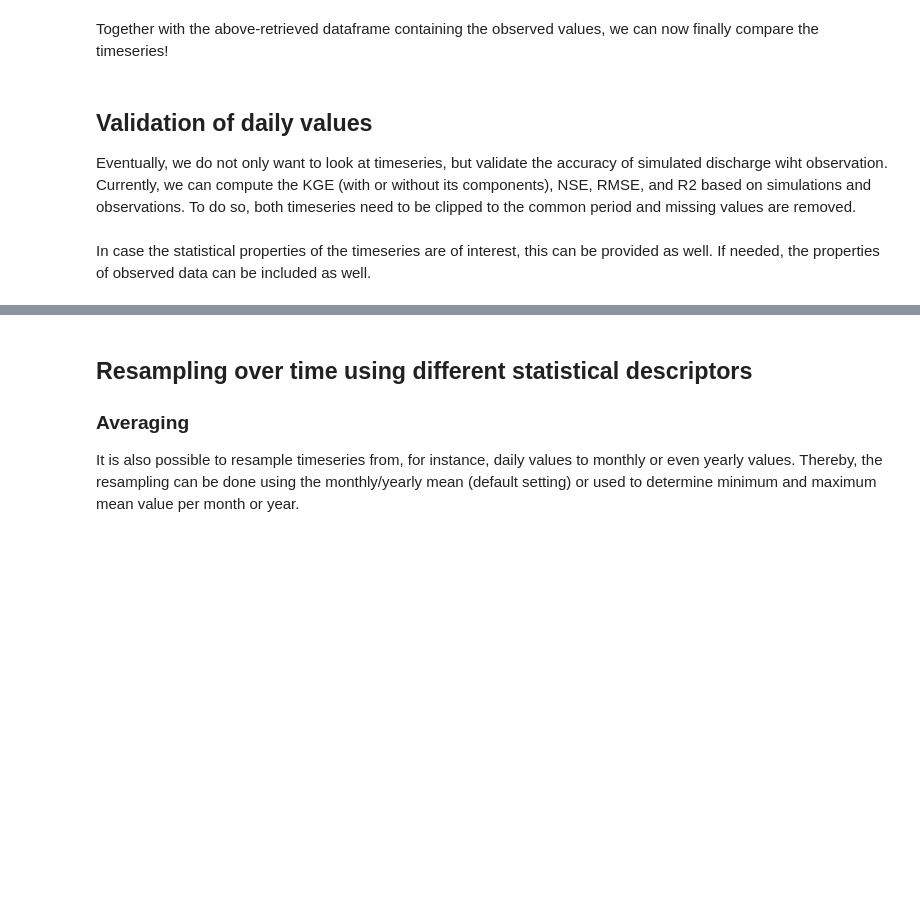
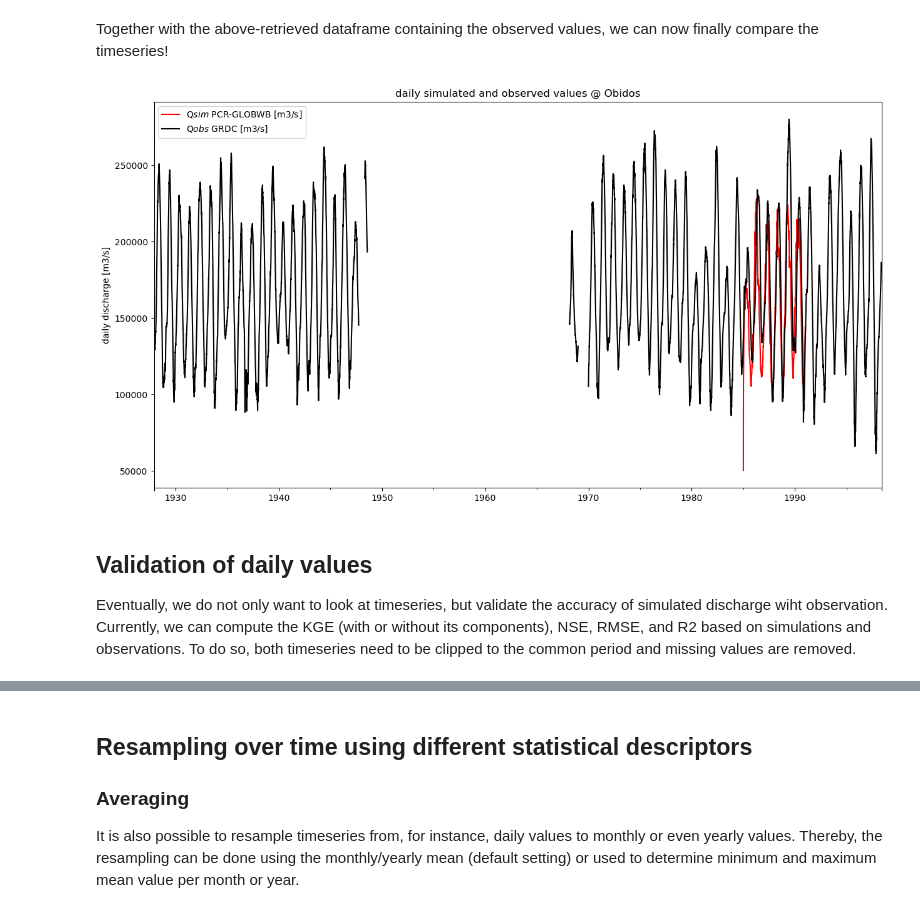
Before and after one commit to JannisHoch/pcrglobwb_utils, a Jupyter notebook: examples/example.ipynb, the cells around one changed output, grey strips where cells are left out. Cells and saved outputs as stored; diff of their text form; code cells hidden in the pictures; blank space fills up the shorter version.

```diff
--- a/examples/example.ipynb
+++ b/examples/example.ipynb
@@ -70,10 +74,3 @@ We now know where this specific location is located based on lat/lon information
 # %%
-##- based on lon/lat information of GRDC station, find corresponding row/col indices in nc-file
-row, col = pcrglobwb_utils.utils.find_indices_from_coords('example_data/DUMMY_discharge_dailyTot_output.nc',
-                                                          props['longitude'], props['latitude'])
-
-print('The location {} with its latitude {} and longitude {} corresponds to the cell with row and cell indeces {}'.format(props['station'],
-                                                                                                                         props['latitude'],
-                                                                                                                         props['longitude'],
-                                                                                                                         (row, col)))
+print('The location {} with its latitude {} and longitude {} corresponds to the cell with row and cell indeces {}'.format(props['station'], props['latitude'],props['longitude'],(row, col)))
 # %% [output]
@@ -102,4 +88,4 @@ We already know the station name, where the GRDC-station is located, and that ri
 # %% [markdown]
 Let's check the daily discharge data at Obidos. We can directly plot the timeseries and give it a user-specified variable name.
 # %%
-df_GRDC, props = grdc_data.get_grdc_station_values(var_name='Q$obs$ GRDC [m3/s]')
+df_grdc, props = grdc_data.get_grdc_station_values(var_name='Q$obs$ GRDC [m3/s]', col_name=' Calculated')
@@ -134,22 +123,25 @@ df_excel = excel_data.get_values_from_excel(var_name='Q$obs$ Excel [m3/s]',
 
 Thus far, we looked merely at observed values. Time to check out the simulated values too! To that end, we first read the netCDF-file containing simulated discharge data.
 # %%
-pcr_data = pcrglobwb_utils.sim_data.from_nc('example_data/DUMMY_discharge_dailyTot_output.nc')
+pcr_data = pcrglobwb_utils.sim_data.from_nc('example_data/GRDC/DUMMY_discharge_dailyTot_output.nc')
 # %% [markdown]
 Above, we already determined the row and column indices of the GRDC-station we use for model validation. These indices now serve as input to retrieve the timeseries from the netCDF-file and store it as dataframe. Again, the user can specify a variable name.
 # %%
 # apply method to read values at specific row and col
-q_sim_obidos = pcr_data.read_values_at_indices(row, col, plot_var_name='Q$sim$ PCR-GLOBWB [m3/s]', plot=False)
+q_sim_obidos = pcr_data.get_values(row, col, plot_var_name='Q$sim$ PCR-GLOBWB [m3/s]', plot=False)
 # %% [markdown]
 Together with the above-retrieved dataframe containing the observed values, we can now finally compare the timeseries!
 # %%
-fig, ax = plt.subplots(1, 1, figsize=(20,10))
-q_sim_obidos.plot(ax=ax)
-df_GRDC.plot(ax=ax)
+%matplotlib inline
+fig, ax = plt.subplots(1, 1, figsize=(15,8))
+q_sim_obidos.plot(ax=ax, c='r')
+df_grdc.plot(ax=ax, c='k')
 ax.set_ylabel('daily discharge [m3/s]')
 ax.set_xlabel(None)
 plt.legend()
-plt.title('daily simulated and observed values');
+plt.title('daily simulated and observed values @ Obidos');
+# %% [output]
+[figure, added]
 # %% [markdown]
 <a id="validate"></a>
 
@@ -170,2 +152,0 @@ print('in case it is specified, the components of the KGE are: correlation {0:0.
-# %% [markdown]
-In case the statistical properties of the timeseries are of interest, this can be provided as well. If needed, the properties of observed data can be included as well.
```
Also changed, not shown: parts of 40 cells of this notebook.
